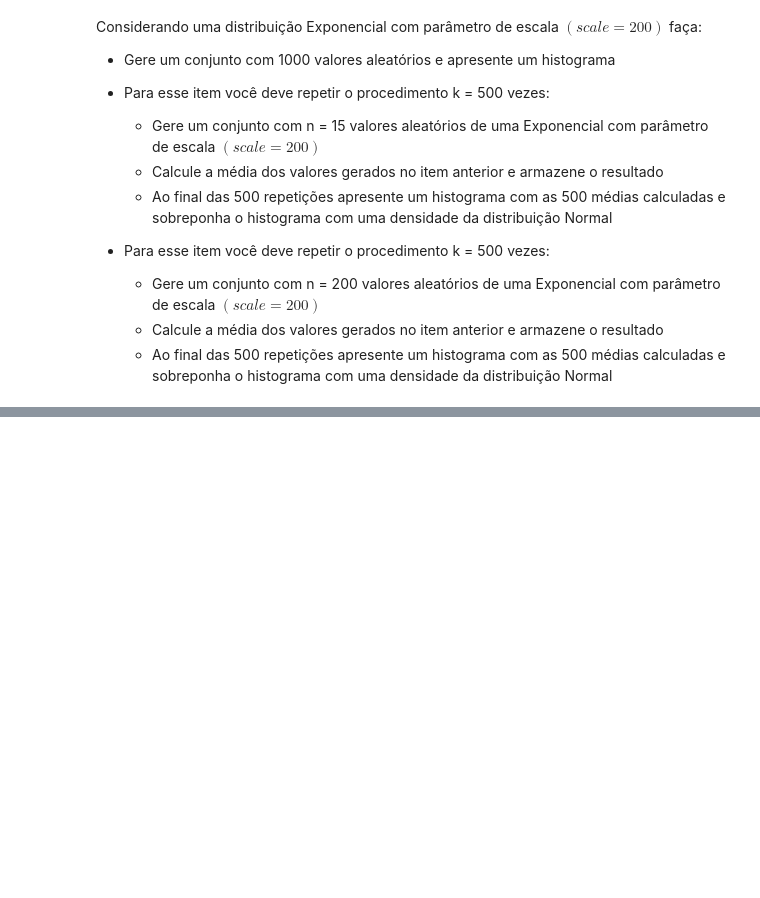
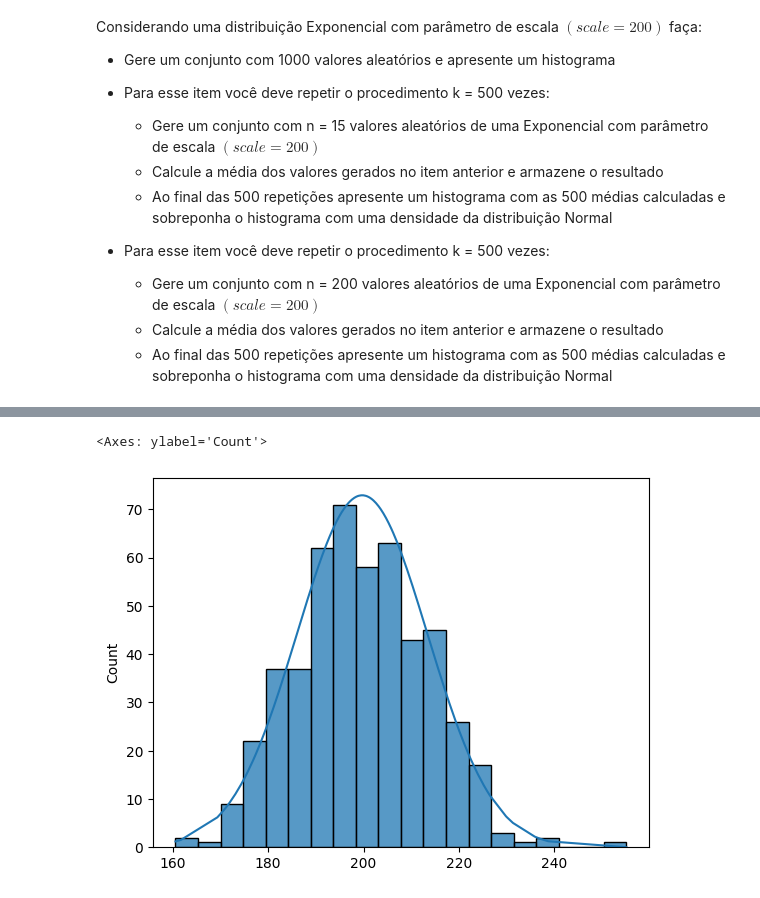
Before and after one commit to penasta/CE2---Python, a Jupyter notebook: Bruno_Toledo_ex2.ipynb, the cells around one changed output, grey strips where cells are left out. Cells and saved outputs as stored; diff of their text form; code cells hidden in the pictures; blank space fills up the shorter version.

```diff
--- a/Bruno_Toledo_ex2.ipynb
+++ b/Bruno_Toledo_ex2.ipynb
@@ -113,0 +161,17 @@ Considerando uma distribuição Exponencial com parâmetro de escala $(scale=200
+# %%
+k = 500
+n = 200
+scale = 200
+medias = []
+
+for i in range(0, k):
+    medias.append(np.random.exponential(scale=scale,size=n).mean())
+
+media_media = np.mean(medias)
+dp_media = np.std(medias)
+
+sns.histplot(medias)
+sns.lineplot(x=medias,y=stats.norm.pdf(medias,loc=media_media,scale=dp_media)*2500)
+# %% [output]
+<Axes: ylabel='Count'>
+[figure, added]
```
Also changed, not shown: parts of 6 cells of this notebook.
